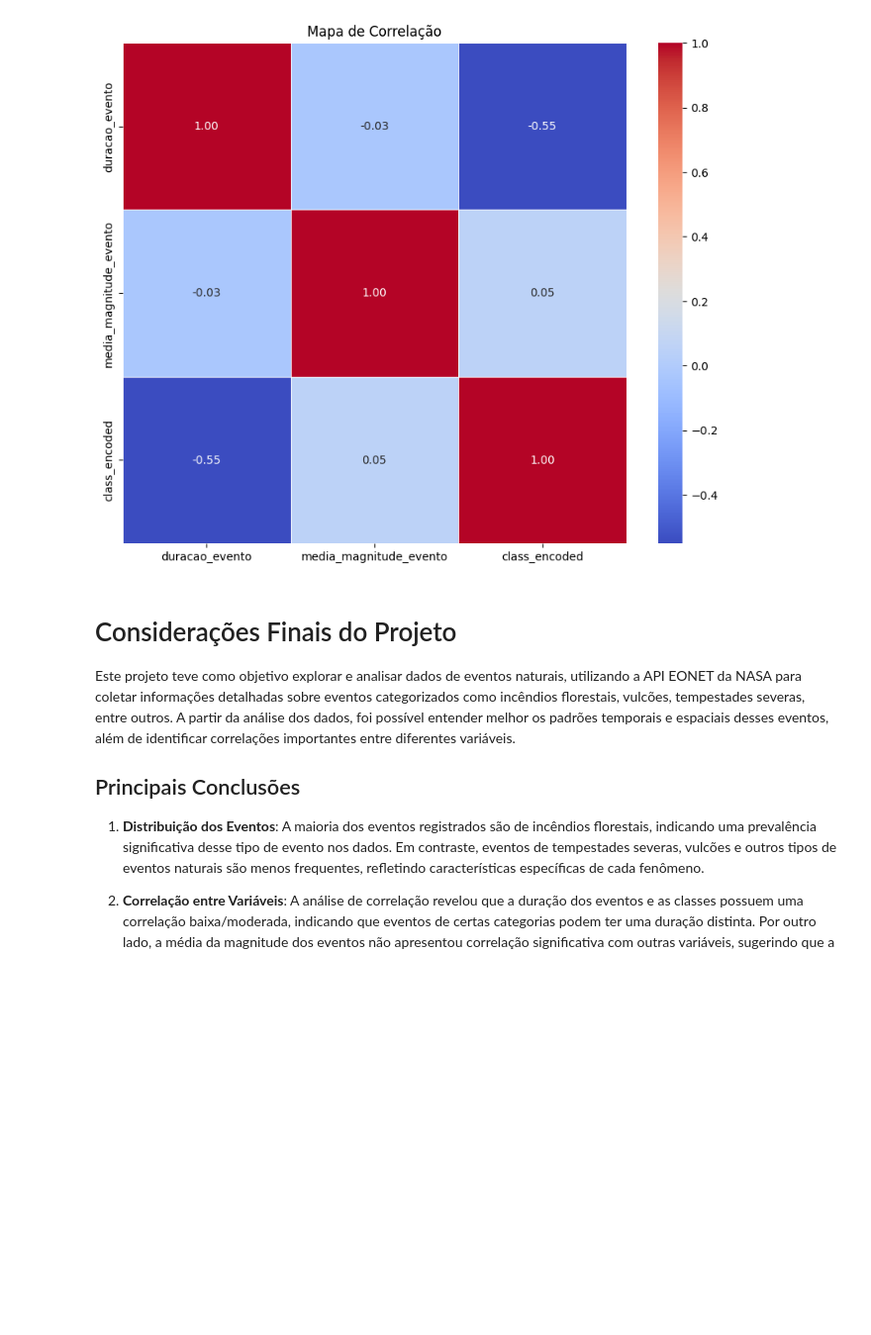
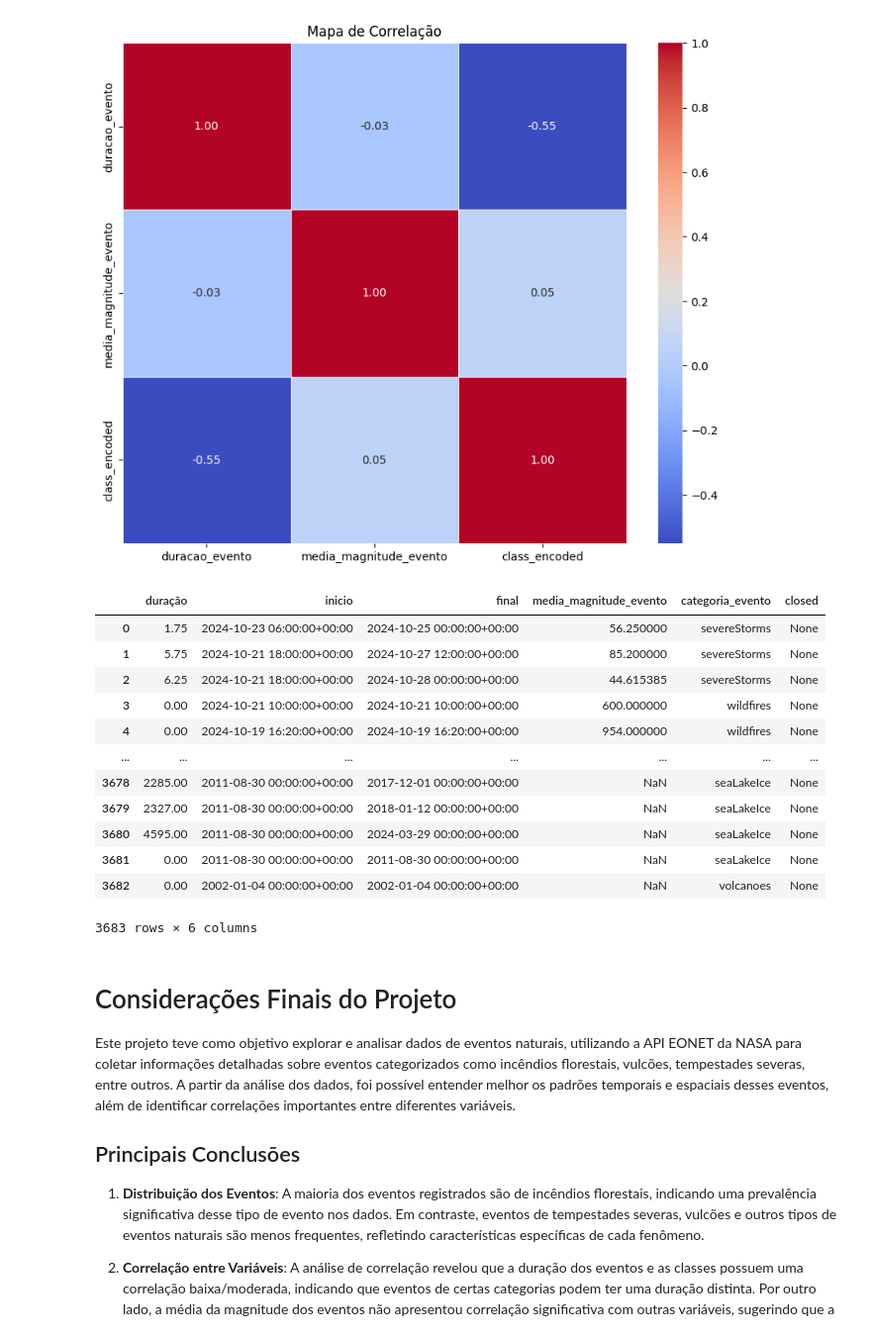
Before and after one commit to DanFeMartins/NASA--analisys, a Jupyter notebook: analises.ipynb, the cells around one changed output. Shown: that part at 99% size. Cells and saved outputs as stored; diff of their text form; code cells hidden in the pictures; blank space fills up the shorter version.

```diff
--- a/analises.ipynb
+++ b/analises.ipynb
@@ -350,6 +350,28 @@ plt.title("Mapa de Correlação")
 plt.show()
 # %% [output]
 [figure]
+# %%
+df_events['duração'] = dias
+df_events['inicio'] = df_data_inicio
+df_events['final'] = df_data_final
+df_events['media_magnitude_evento'] = df_events['magnitude_evento'].apply(lambda x: np.mean(x) if x[0] is not None else None)
+df_events_IA = df_events[['duração','inicio','final','media_magnitude_evento','categoria_evento','closed']]
+
+df_events_IA
+# %% [output]
+|  | duração | inicio | final | media_magnitude_evento | categoria_evento | closed |
+| 0 | 1.75 | 2024-10-23 06:00:00+00:00 | 2024-10-25 00:00:00+00:00 | 56.250000 | severeStorms | None |
+| 1 | 5.75 | 2024-10-21 18:00:00+00:00 | 2024-10-27 12:00:00+00:00 | 85.200000 | severeStorms | None |
+| 2 | 6.25 | 2024-10-21 18:00:00+00:00 | 2024-10-28 00:00:00+00:00 | 44.615385 | severeStorms | None |
+| 3 | 0.00 | 2024-10-21 10:00:00+00:00 | 2024-10-21 10:00:00+00:00 | 600.000000 | wildfires | None |
+| 4 | 0.00 | 2024-10-19 16:20:00+00:00 | 2024-10-19 16:20:00+00:00 | 954.000000 | wildfires | None |
+| ... | ... | ... | ... | ... | ... | ... |
+| 3678 | 2285.00 | 2011-08-30 00:00:00+00:00 | 2017-12-01 00:00:00+00:00 | NaN | seaLakeIce | None |
+| 3679 | 2327.00 | 2011-08-30 00:00:00+00:00 | 2018-01-12 00:00:00+00:00 | NaN | seaLakeIce | None |
+| 3680 | 4595.00 | 2011-08-30 00:00:00+00:00 | 2024-03-29 00:00:00+00:00 | NaN | seaLakeIce | None |
+| 3681 | 0.00 | 2011-08-30 00:00:00+00:00 | 2011-08-30 00:00:00+00:00 | NaN | seaLakeIce | None |
+| 3682 | 0.00 | 2002-01-04 00:00:00+00:00 | 2002-01-04 00:00:00+00:00 | NaN | volcanoes | None |
+3683 rows × 6 columns
 # %% [markdown]
 # Considerações Finais do Projeto
 
```
Also changed, not shown: 1 other file.
